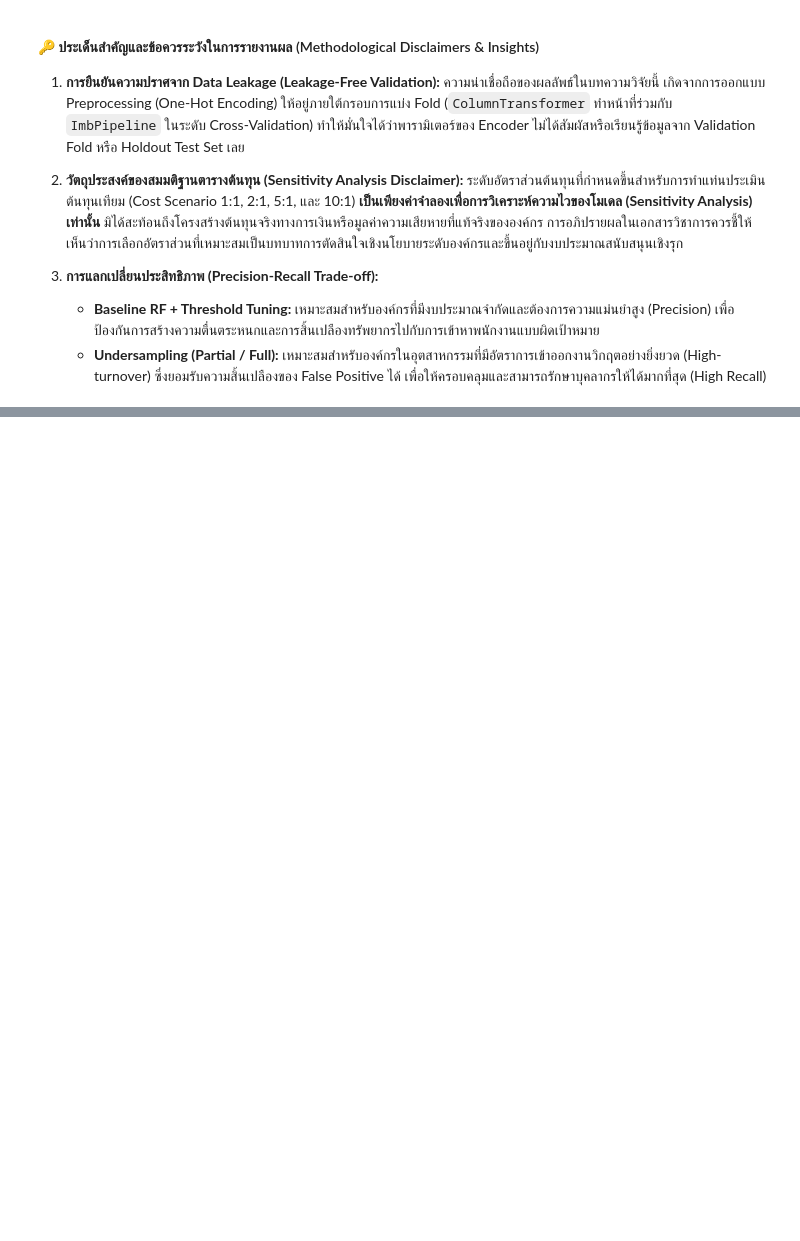
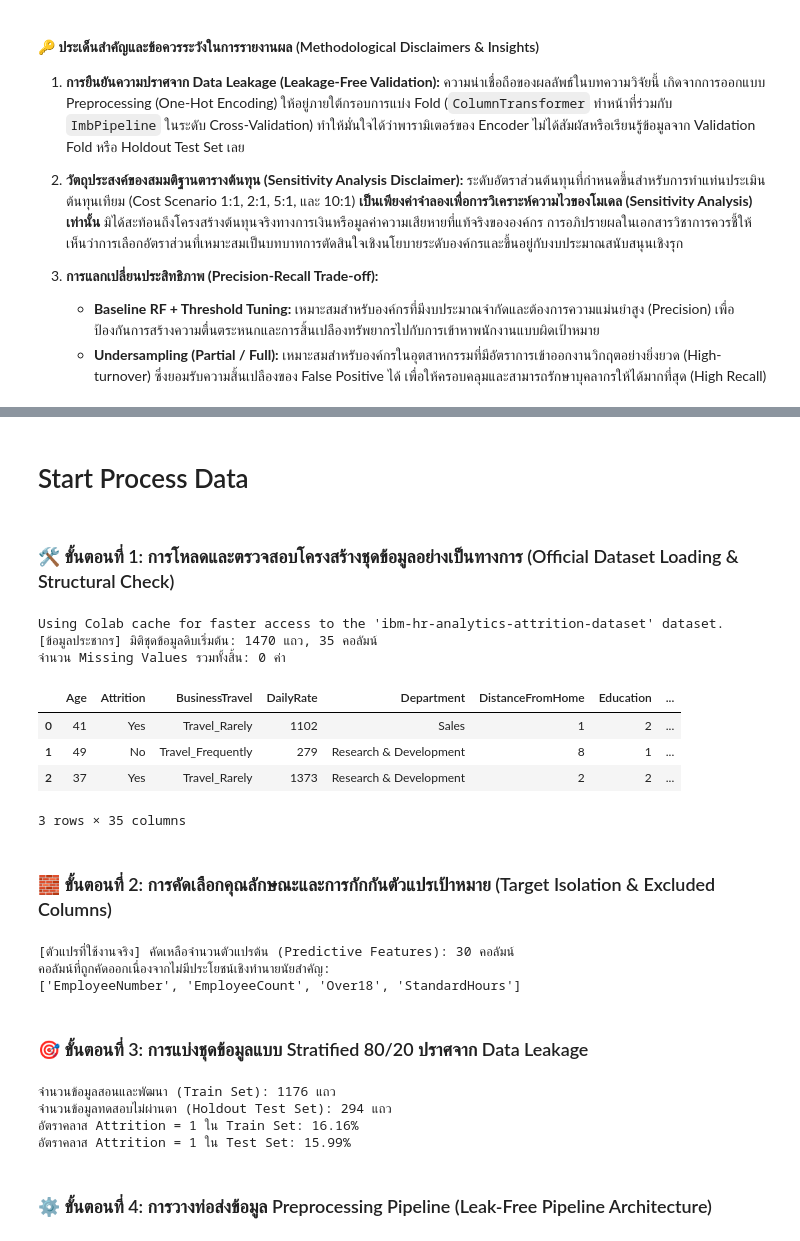
Before and after one commit to rtmyy/master-is-project, a Jupyter notebook: kaggle_dataset.ipynb, the cells around one changed output, grey strips where cells are left out. Saved outputs shown, nothing was run; the diff lists cells and outputs as text; code cells hidden in the pictures; blank space fills up the shorter version.

Commit message:
add preprocessing data, feature selection, train-test split, preprocessing pipeline and cost retio

```diff
--- a/kaggle_dataset.ipynb
+++ b/kaggle_dataset.ipynb
@@ -2229,0 +2284,71 @@ display(df_summary_nested_clean)
+# %% [markdown]
+# Start Process Data
+# %% [markdown]
+### 🛠️ ขั้นตอนที่ 1: การโหลดและตรวจสอบโครงสร้างชุดข้อมูลอย่างเป็นทางการ (Official Dataset Loading & Structural Check)
+# %%
+import kagglehub
+from kagglehub import KaggleDatasetAdapter
+import pandas as pd
+
+# 1. โหลดข้อมูลดิบผ่าน kagglehub
+data_path = "WA_Fn-UseC_-HR-Employee-Attrition.csv"
+df_raw = kagglehub.load_dataset(
+    KaggleDatasetAdapter.PANDAS,
+    "pavansubhasht/ibm-hr-analytics-attrition-dataset",
+    data_path
+)
+
+# 2. แสดงมิติตัวแปรและประเภทข้อมูลเบื้องต้น
+print(f"[ข้อมูลประชากร] มิติชุดข้อมูลดิบเริ่มต้น: {df_raw.shape[0]} แถว, {df_raw.shape[1]} คอลัมน์")
+print(f"จำนวน Missing Values รวมทั้งสิ้น: {df_raw.isnull().sum().sum()} ค่า")
+display(df_raw.head(3))
+# %% [output]
+Using Colab cache for faster access to the 'ibm-hr-analytics-attrition-dataset' dataset.
+[ข้อมูลประชากร] มิติชุดข้อมูลดิบเริ่มต้น: 1470 แถว, 35 คอลัมน์
+จำนวน Missing Values รวมทั้งสิ้น: 0 ค่า
+|  | Age | Attrition | BusinessTravel | DailyRate | Department | DistanceFromHome | Education | ... |
+| 0 | 41 | Yes | Travel_Rarely | 1102 | Sales | 1 | 2 | ... |
+| 1 | 49 | No | Travel_Frequently | 279 | Research & Development | 8 | 1 | ... |
+| 2 | 37 | Yes | Travel_Rarely | 1373 | Research & Development | 2 | 2 | ... |
+3 rows × 35 columns
+# %% [markdown]
+### 🧱 ขั้นตอนที่ 2: การคัดเลือกคุณลักษณะและการกักกันตัวแปรเป้าหมาย (Target Isolation & Excluded Columns)
+# %%
+# 1. การแปลงคลาสเป้าหมาย (Target Variable: Attrition) จาก Yes/No เป็น Binary (1/0)
+y = df_raw['Attrition'].apply(lambda x: 1 if x == 'Yes' else 0)
+
+# 2. การจำแนกและระบุคอลัมน์ที่ไม่ส่งผลเชิงข้อมูล หรือมีค่าคงที่ค่าเดียว (Zero Variance Columns)
+# - 'EmployeeNumber' เป็นเพียง ID ของพนักงาน
+# - 'EmployeeCount', 'Over18', 'StandardHours' เป็นคอลัมน์ที่มีค่าเดียวสำหรับพนักงานทุกคน (เช่น 1, 'Y', 80)
+columns_to_drop = ['Attrition', 'EmployeeNumber', 'EmployeeCount', 'Over18', 'StandardHours']
+X_raw = df_raw.drop(columns=[col for col in columns_to_drop if col in df_raw.columns])
+
+print(f"[ตัวแปรที่ใช้งานจริง] คัดเหลือจำนวนตัวแปรต้น (Predictive Features): {X_raw.shape[1]} คอลัมน์")
+print("คอลัมน์ที่ถูกคัดออกเนื่องจากไม่มีประโยชน์เชิงทำนายนัยสำคัญ:")
+print(columns_to_drop[1:])
+# %% [output]
+[ตัวแปรที่ใช้งานจริง] คัดเหลือจำนวนตัวแปรต้น (Predictive Features): 30 คอลัมน์
+คอลัมน์ที่ถูกคัดออกเนื่องจากไม่มีประโยชน์เชิงทำนายนัยสำคัญ:
+['EmployeeNumber', 'EmployeeCount', 'Over18', 'StandardHours']
+# %% [markdown]
+### 🎯 ขั้นตอนที่ 3: การแบ่งชุดข้อมูลแบบ Stratified 80/20 ปราศจาก Data Leakage
+# %%
+from sklearn.model_selection import train_test_split
+
+# แบ่ง Holdout Test Set ออกมาเป็นปริมาณ 20% เพื่อไว้ทดสอบโมเดลเพียงรอบเดียวในขั้นสุดท้าย
+# ใช้ stratify=y เพื่อควบคุมสัดส่วน Class Imbalance ของผู้ลาออกในทั้งสองกลุ่มให้อยู่ในระดับเท่ากัน
+X_train_raw, X_test_raw, y_train, y_test = train_test_split(
+    X_raw, y, test_size=0.20, random_state=42, stratify=y
+)
+
+print(f"จำนวนข้อมูลสอนและพัฒนา (Train Set): {X_train_raw.shape[0]} แถว")
+print(f"จำนวนข้อมูลทดสอบไม่ผ่านตา (Holdout Test Set): {X_test_raw.shape[0]} แถว")
+print(f"อัตราคลาส Attrition = 1 ใน Train Set: {(y_train == 1).mean() * 100:.2f}%")
+print(f"อัตราคลาส Attrition = 1 ใน Test Set: {(y_test == 1).mean() * 100:.2f}%")
+# %% [output]
+จำนวนข้อมูลสอนและพัฒนา (Train Set): 1176 แถว
+จำนวนข้อมูลทดสอบไม่ผ่านตา (Holdout Test Set): 294 แถว
+อัตราคลาส Attrition = 1 ใน Train Set: 16.16%
+อัตราคลาส Attrition = 1 ใน Test Set: 15.99%
+# %% [markdown]
+### ⚙️ ขั้นตอนที่ 4: การวางท่อส่งข้อมูล Preprocessing Pipeline (Leak-Free Pipeline Architecture)
```
Also changed, not shown: parts of 4 cells of this notebook.
